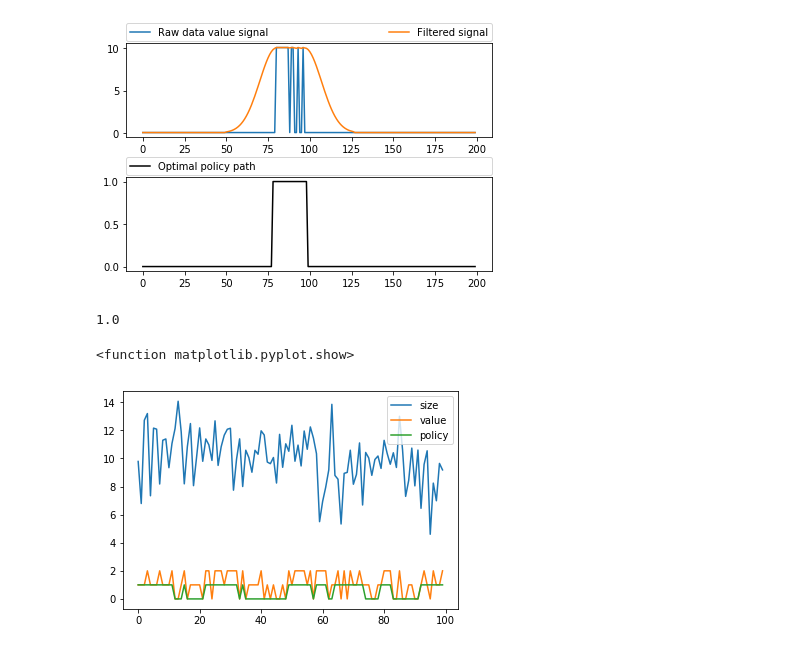
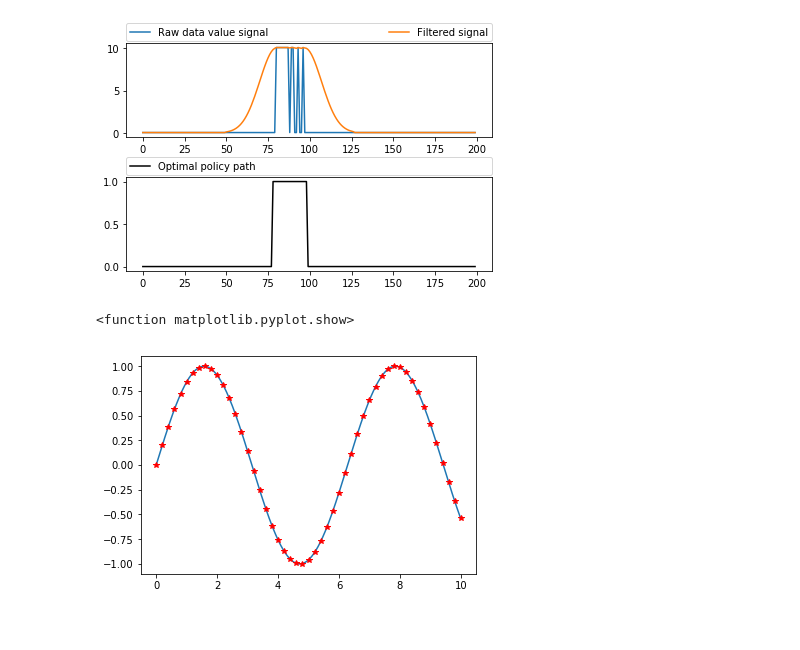
Before and after one commit to MoonBlvd/MDP_data_recording, a Jupyter notebook: integer_quadratic_programming.ipynb, the cells around one changed output. Saved outputs shown, nothing was run; the diff lists cells and outputs as text; code cells hidden in the pictures.

```diff
--- a/integer_quadratic_programming.ipynb
+++ b/integer_quadratic_programming.ipynb
@@ -235,8 +217,0 @@ prob.add_constraint( pic.sum([ size[i]*pi[i] for i in range(length)], #summands
-# %%
-#sets the objective
-eta = 10
-zeta = 5
-obj_func = (size[0]-eta*value[0])*pi[0]
-for i in range(1,length):
-    obj_func += (size[i]-eta*value[i])*pi[i] + zeta * (pi[i]-pi[i-1])**2
-prob.set_objective('min', obj_func)
@@ -245,15 +218,21 @@ sol = prob.solve(solver='gurobi', verbose = 0)
-# %%
-pi[3].value[0]
-# %% [output]
-1.0
-# %%
-optimal_action = [float(policy.value[0]) for policy in pi]
-plt.figure(1)
-plt.plot(size.value)
-plt.plot(value.value)
-plt.plot(optimal_action)
-plt.legend(['size','value','policy'])
-plt.show
-# %% [output]
-<function matplotlib.pyplot.show>
-[figure, removed]
+# %%
+w = 100 # original frequency in Hz
+w_sample = 5 # sample rate
+time = np.arange(0,10,1/w)
+x = np.sin(time)
+sample_x = []
+sample_time = []
+for i,sample in enumerate(x):
+    if i%(w/w_sample) ==0:
+        sample_x.append(sample)
+        sample_time.append(time[i])
+
+sample_x.append(x[-1])
+sample_time.append(time[-1])
+
+plt.plot(time,x)
+plt.plot(sample_time,sample_x,'r*')
+plt.show
+# %% [output]
+<function matplotlib.pyplot.show>
+[figure, added]
```
Also changed, not shown: parts of 6 cells of this notebook, 1 other file.
